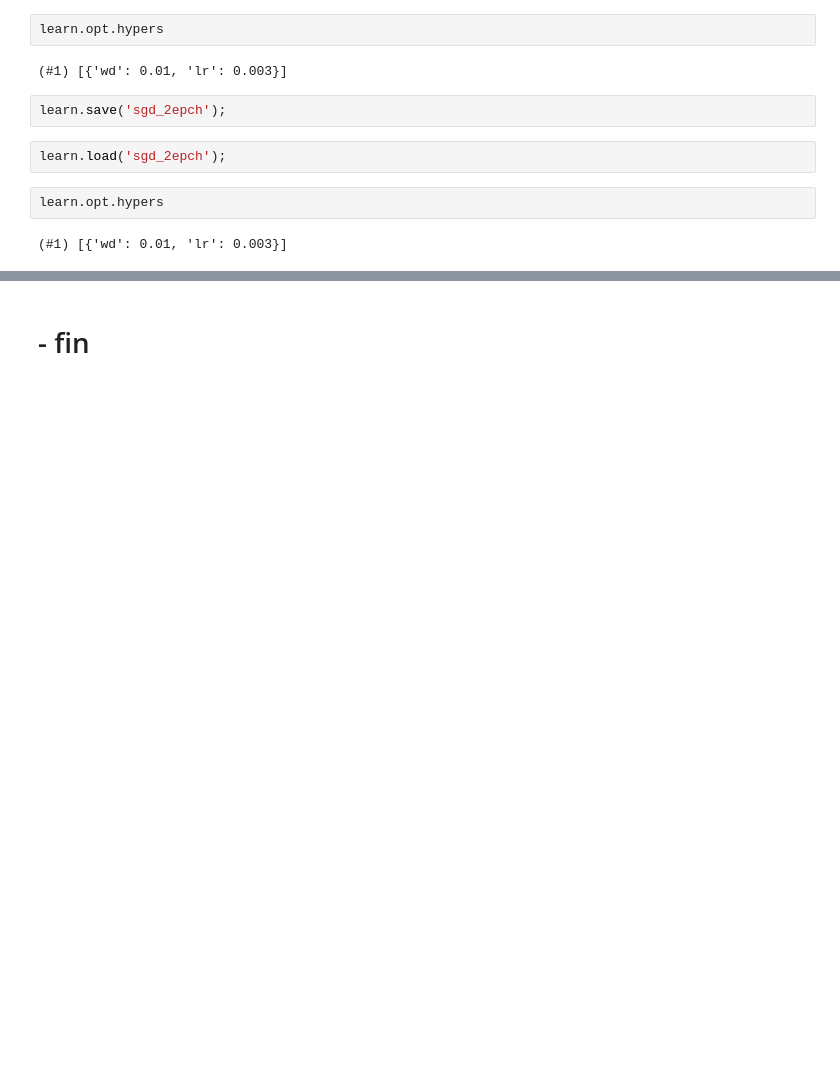
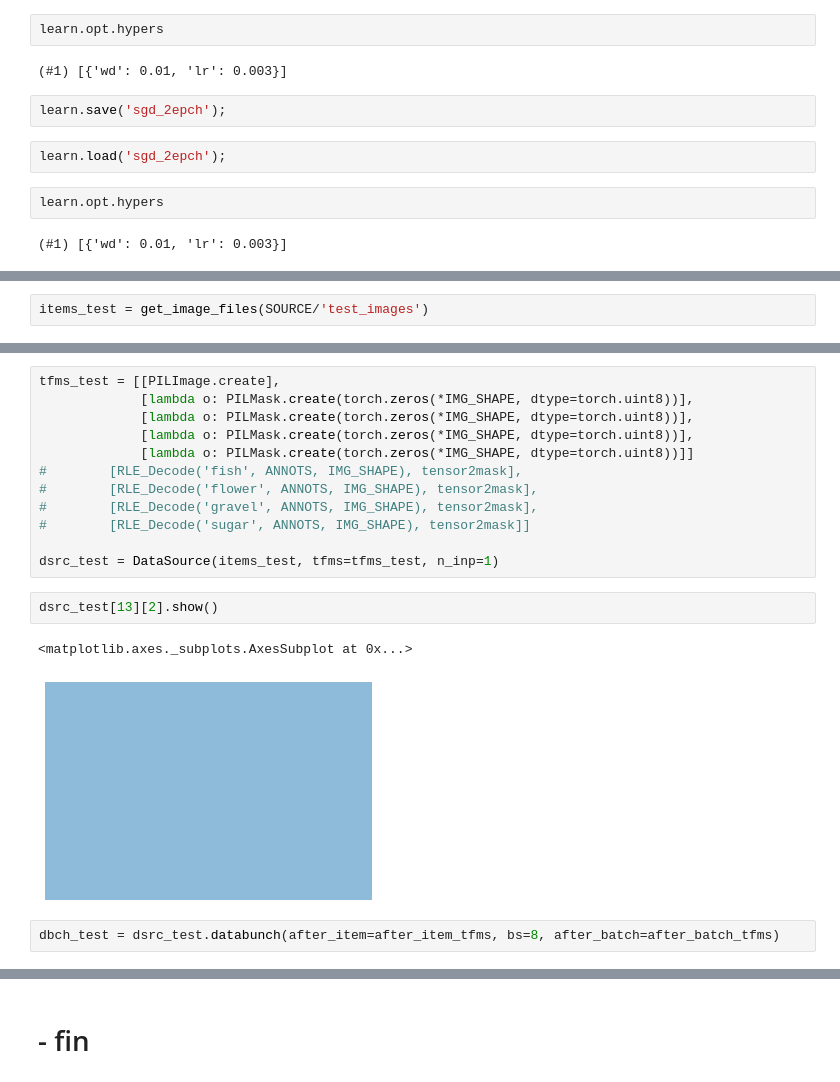
Before and after one commit to qAp/kgl_clouds, a Jupyter notebook: multicloudtype-gcp.ipynb, the cells around one changed output, grey strips where cells are left out. Saved outputs shown, nothing was run; the diff lists cells and outputs as text; blank space fills up the shorter version.

```diff
--- a/multicloudtype-gcp.ipynb
+++ b/multicloudtype-gcp.ipynb
@@ -497,0 +494,2 @@ learn.opt.hypers
+# %%
+items_test = get_image_files(SOURCE/'test_images')
@@ -497,0 +520,19 @@ learn.opt.hypers
+# %%
+tfms_test = [[PILImage.create],
+             [lambda o: PILMask.create(torch.zeros(*IMG_SHAPE, dtype=torch.uint8))],
+             [lambda o: PILMask.create(torch.zeros(*IMG_SHAPE, dtype=torch.uint8))],
+             [lambda o: PILMask.create(torch.zeros(*IMG_SHAPE, dtype=torch.uint8))],
+             [lambda o: PILMask.create(torch.zeros(*IMG_SHAPE, dtype=torch.uint8))]]
+#        [RLE_Decode('fish', ANNOTS, IMG_SHAPE), tensor2mask],
+#        [RLE_Decode('flower', ANNOTS, IMG_SHAPE), tensor2mask],
+#        [RLE_Decode('gravel', ANNOTS, IMG_SHAPE), tensor2mask],
+#        [RLE_Decode('sugar', ANNOTS, IMG_SHAPE), tensor2mask]]
+
+dsrc_test = DataSource(items_test, tfms=tfms_test, n_inp=1)
+# %%
+dsrc_test[13][2].show()
+# %% [output]
+<matplotlib.axes._subplots.AxesSubplot at 0x...>
+[figure, added]
+# %%
+dbch_test = dsrc_test.databunch(after_item=after_item_tfms, bs=8, after_batch=after_batch_tfms)
```
Also changed, not shown: parts of 29 cells of this notebook.
